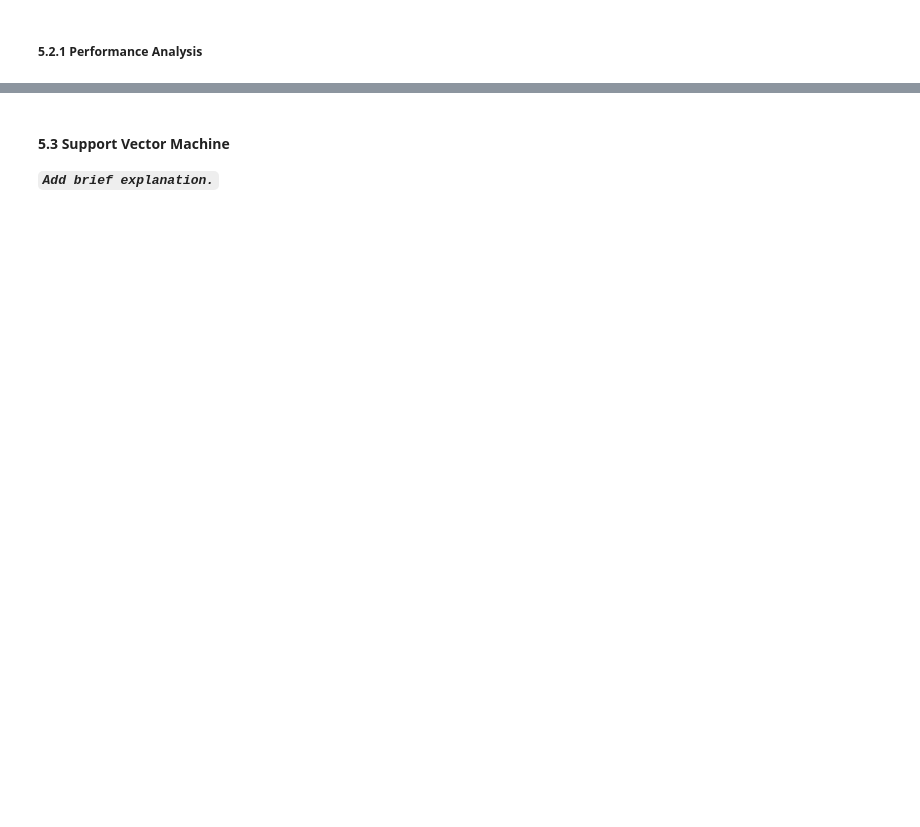
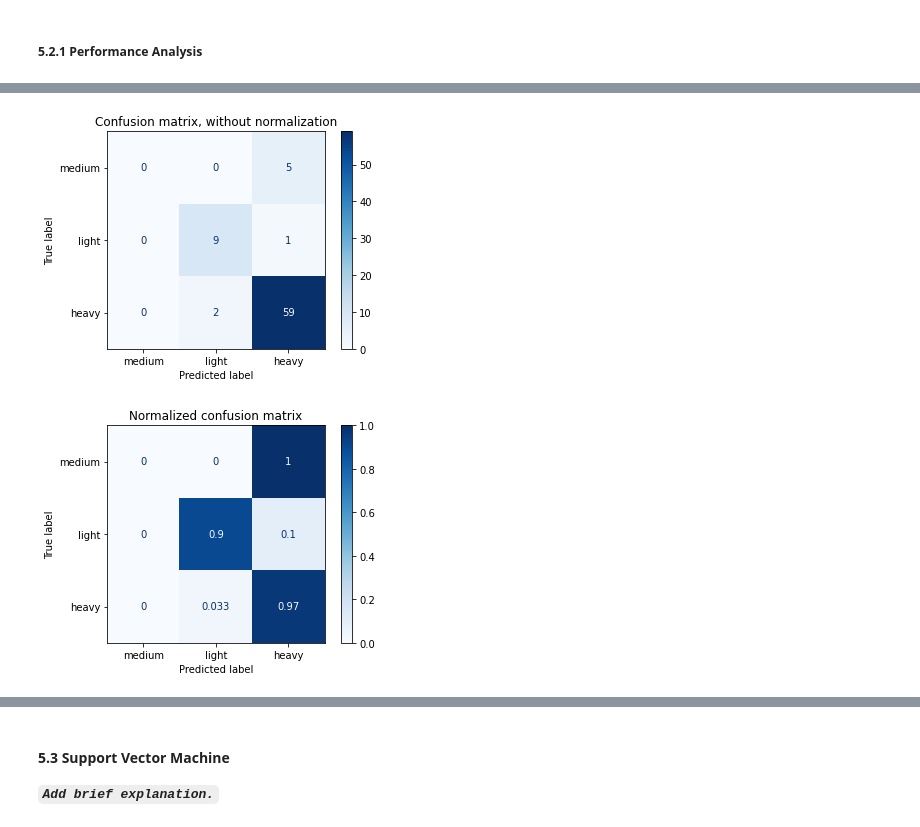
Before and after one commit to eneskacan/agu-capstone, a Jupyter notebook: main.ipynb, the cells around one changed output, grey strips where cells are left out. Saved outputs shown, nothing was run; the diff lists cells and outputs as text; code cells hidden in the pictures; blank space fills up the shorter version.

```diff
--- a/main.ipynb
+++ b/main.ipynb
@@ -177,0 +201,5 @@ Random Forest        Mean: 0.86,  STD: 0.05
+# %%
+plt_confusion_matrix(random_forest)
+# %% [output]
+[figure, added]
+[figure, added]
```
Also changed, not shown: parts of 13 cells of this notebook.
